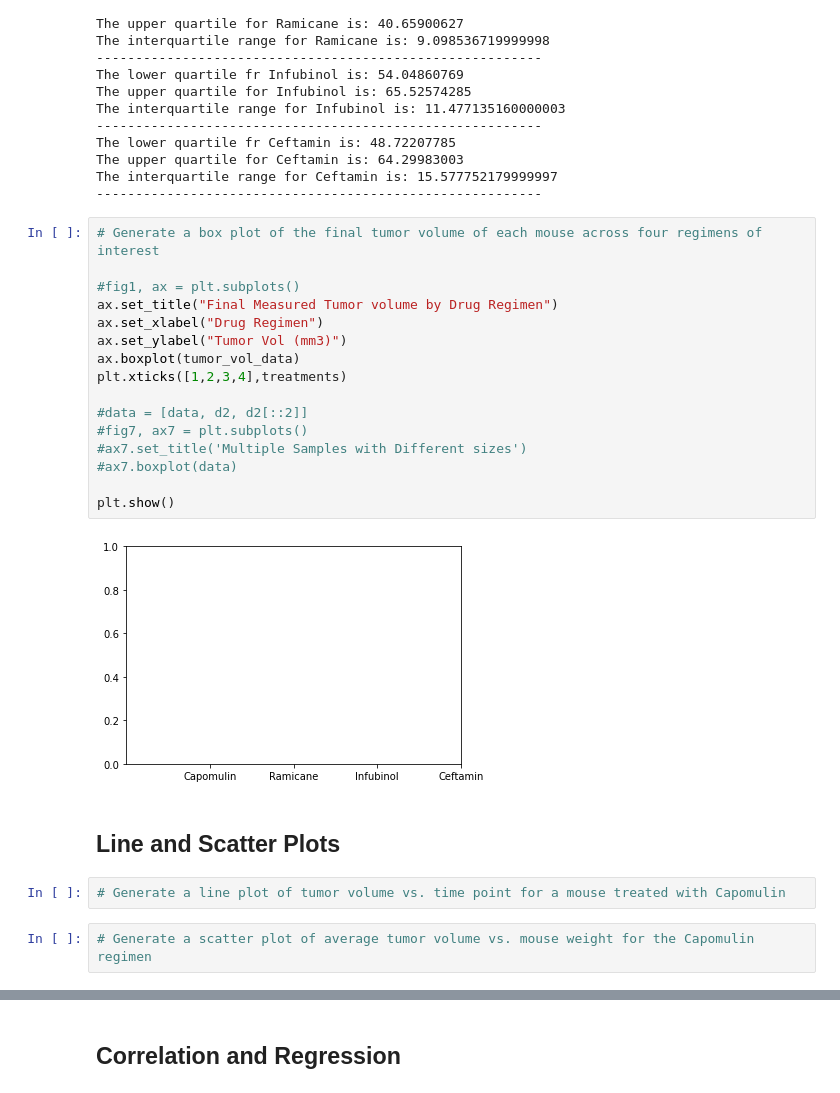
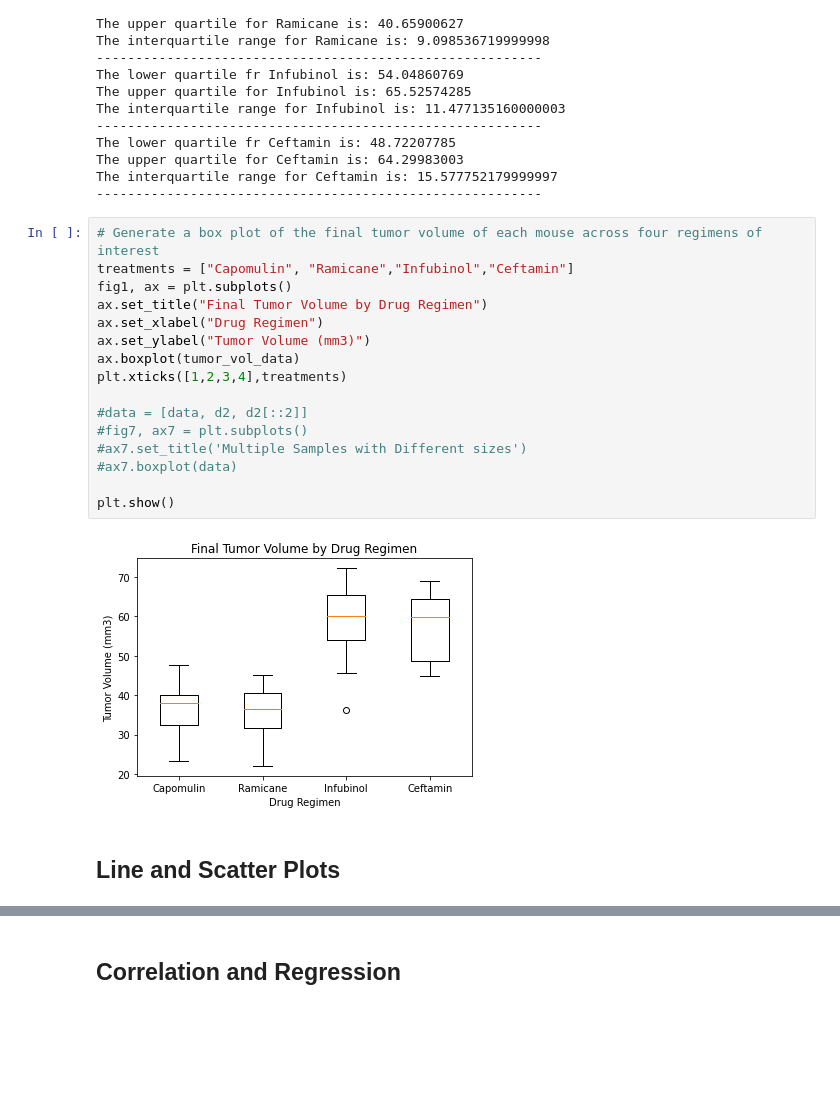
Before and after one commit to yperez0914/The-Power-of-Plots, a Jupyter notebook: Analysis/main.ipynb, the cells around one changed output, grey strips where cells are left out. Cells and saved outputs as stored; diff of their text form; blank space fills up the shorter version.

```diff
--- a/Analysis/main.ipynb
+++ b/Analysis/main.ipynb
@@ -410,25 +333,21 @@ The interquartile range for Ceftamin is: 15.577752179999997
 ---------------------------------------------------------
 # %%
 # Generate a box plot of the final tumor volume of each mouse across four regimens of interest
-
-#fig1, ax = plt.subplots()
-ax.set_title("Final Measured Tumor volume by Drug Regimen")
+treatments = ["Capomulin", "Ramicane","Infubinol","Ceftamin"]
+fig1, ax = plt.subplots()
+ax.set_title("Final Tumor Volume by Drug Regimen")
 ax.set_xlabel("Drug Regimen")
-ax.set_ylabel("Tumor Vol (mm3)")
+ax.set_ylabel("Tumor Volume (mm3)")
 ax.boxplot(tumor_vol_data)
 plt.xticks([1,2,3,4],treatments)
 
 #data = [data, d2, d2[::2]]
 #fig7, ax7 = plt.subplots()
 #ax7.set_title('Multiple Samples with Different sizes')
 #ax7.boxplot(data)
 
 plt.show()
 # %% [output]
-[figure, old version]
+[figure, new version]
 # %% [markdown]
 ## Line and Scatter Plots
-# %%
-# Generate a line plot of tumor volume vs. time point for a mouse treated with Capomulin
-# %%
-# Generate a scatter plot of average tumor volume vs. mouse weight for the Capomulin regimen
```
Also changed, not shown: parts of 11 cells of this notebook.
